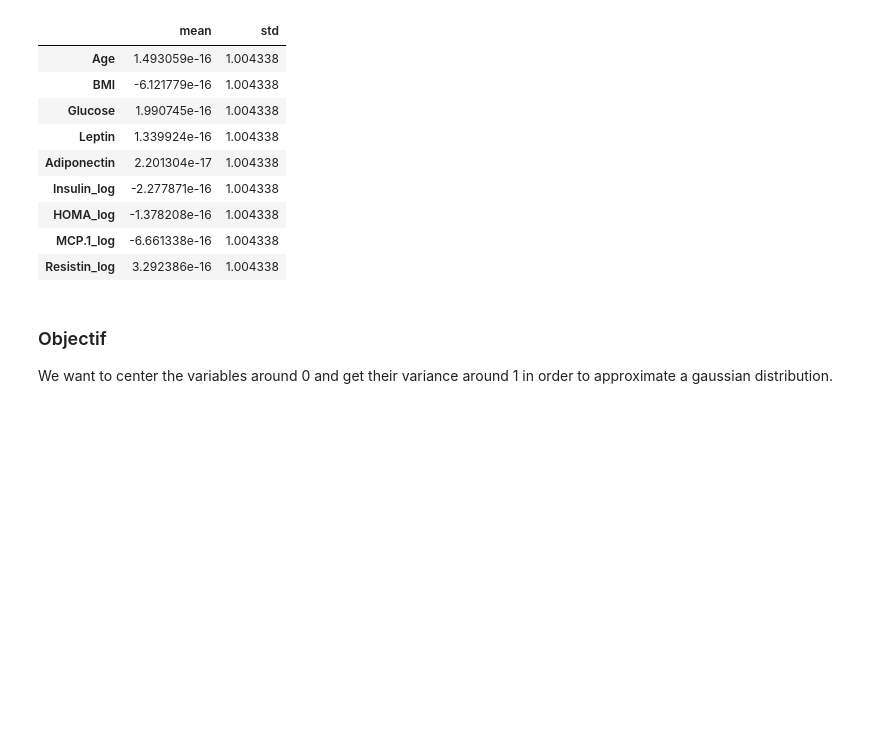
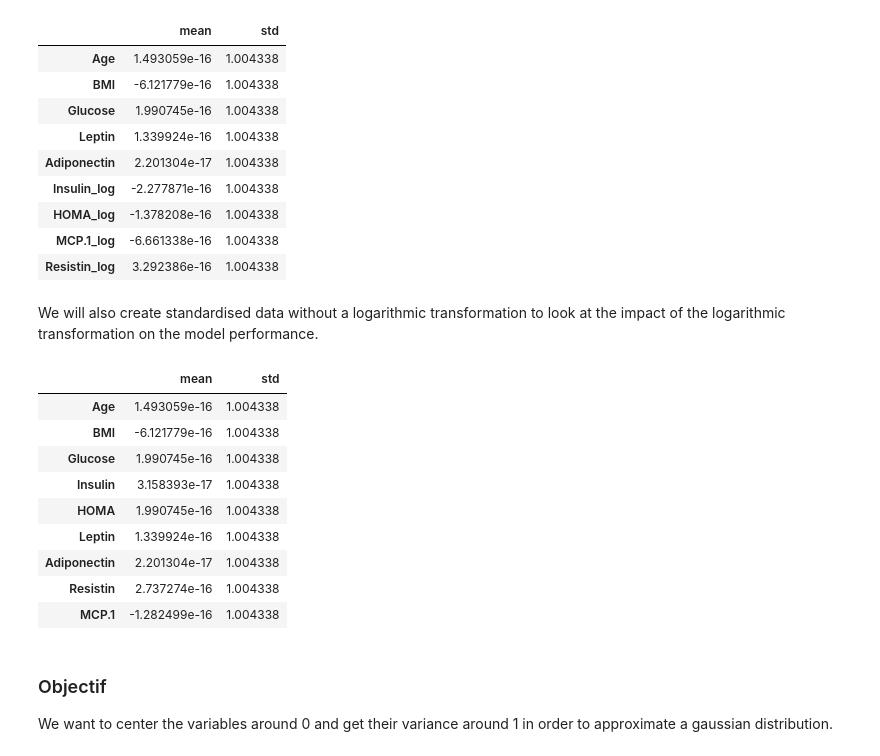
Before and after one commit to ErwanR123/breast-cancer-detection, a Jupyter notebook: naive_bayes.ipynb, the cells around one changed output. Cells and saved outputs as stored; diff of their text form; code cells hidden in the pictures; blank space fills up the shorter version.

```diff
--- a/naive_bayes.ipynb
+++ b/naive_bayes.ipynb
@@ -227,6 +228,24 @@ X_scaled.describe().T[['mean', 'std']]
 | HOMA_log | -1.378208e-16 | 1.004338 |
 | MCP.1_log | -6.661338e-16 | 1.004338 |
 | Resistin_log | 3.292386e-16 | 1.004338 |
+# %% [markdown]
+We will also create standardised data without a logarithmic transformation to look at the impact of the logarithmic transformation on the model performance.
+# %%
+# Standardisation of the original data
+X_scaled_orig = scaler_orig.fit_transform(X)
+X_scaled_orig = pd.DataFrame(X_scaled_orig, columns=X.columns, index=X_transformed.index)
+X_scaled_orig.describe().T[['mean', 'std']]
+# %% [output]
+|  | mean | std |
+| Age | 1.493059e-16 | 1.004338 |
+| BMI | -6.121779e-16 | 1.004338 |
+| Glucose | 1.990745e-16 | 1.004338 |
+| Insulin | 3.158393e-17 | 1.004338 |
+| HOMA | 1.990745e-16 | 1.004338 |
+| Leptin | 1.339924e-16 | 1.004338 |
+| Adiponectin | 2.201304e-17 | 1.004338 |
+| Resistin | 2.737274e-16 | 1.004338 |
+| MCP.1 | -1.282499e-16 | 1.004338 |
 # %% [markdown]
 ### Objectif
 
```
Also changed, not shown: parts of 14 cells of this notebook.
